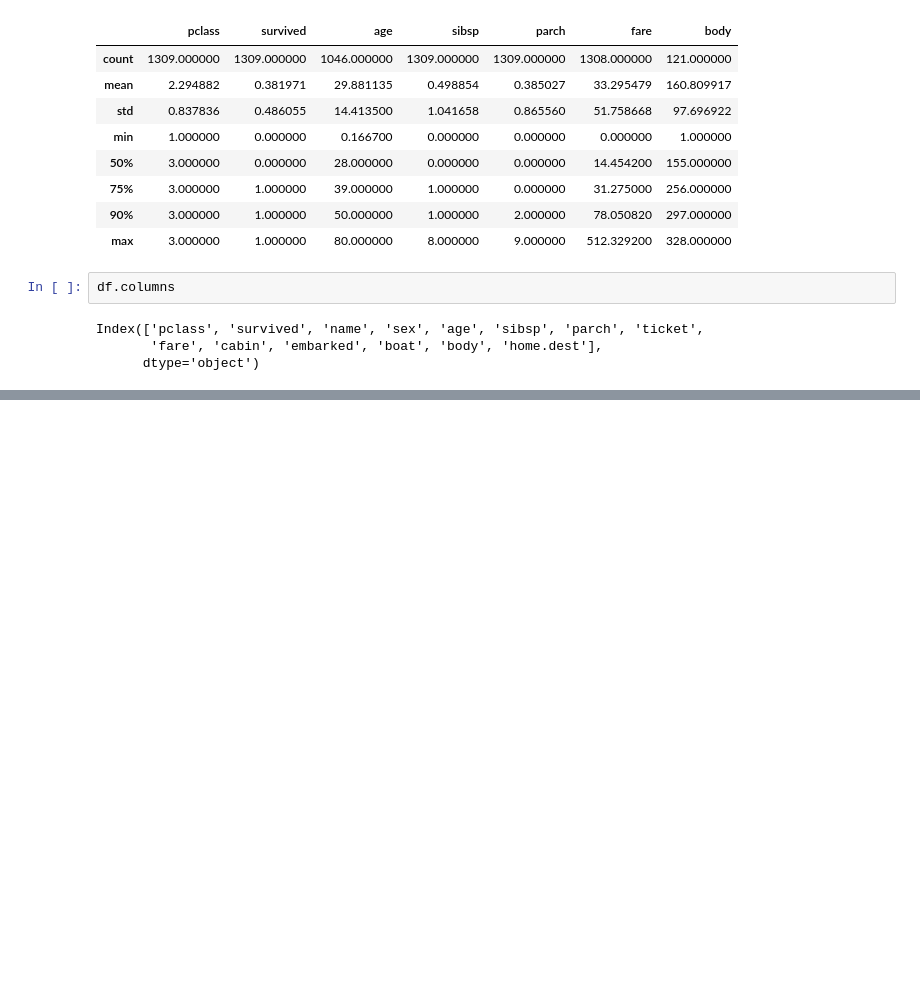
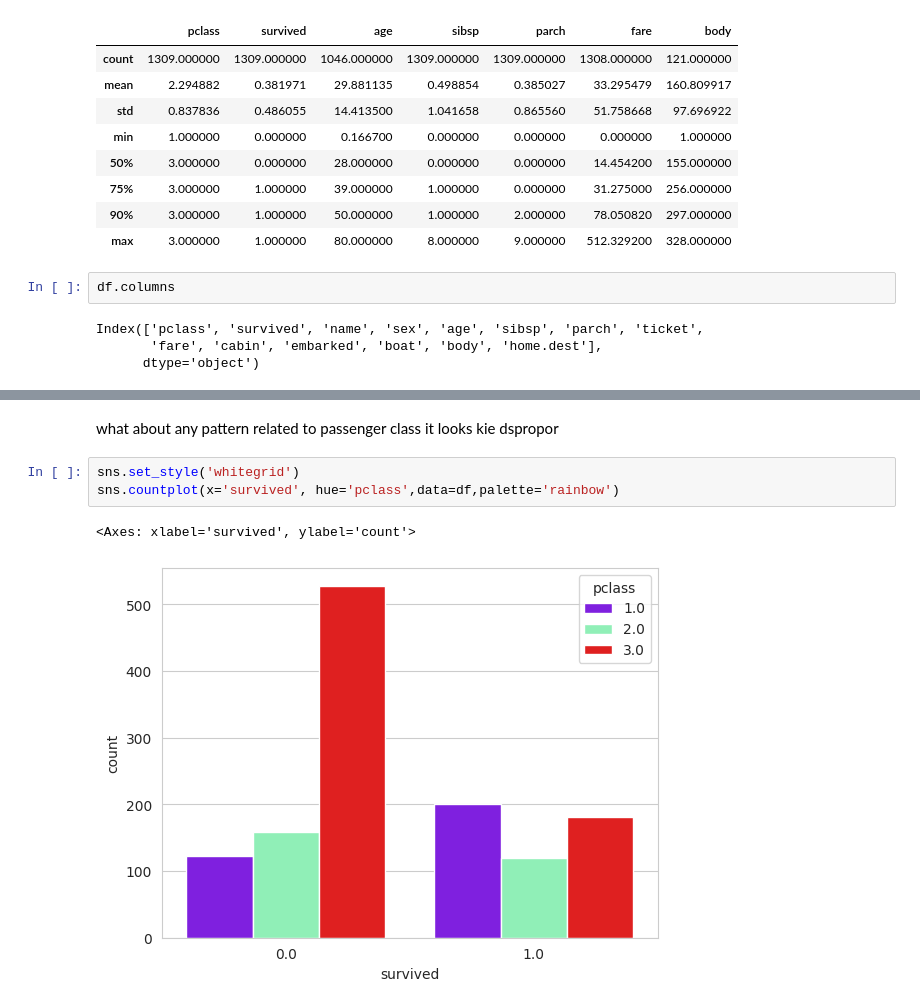
Before and after one commit to 2303a51019/AIML--2025, a Jupyter notebook: Lab_05.ipynb, the cells around one changed output, grey strips where cells are left out. Saved outputs shown, nothing was run; the diff lists cells and outputs as text; blank space fills up the shorter version.

```diff
--- a/Lab_05.ipynb
+++ b/Lab_05.ipynb
@@ -57,0 +84,9 @@ Index(['pclass', 'survived', 'name', 'sex', 'age', 'sibsp', 'parch', 'ticket',
+# %% [markdown]
+what about any pattern related to passenger class
+it looks kie dspropor
+# %%
+sns.set_style('whitegrid')
+sns.countplot(x='survived', hue='pclass',data=df,palette='rainbow')
+# %% [output]
+<Axes: xlabel='survived', ylabel='count'>
+[figure, added]
```
Also changed, not shown: parts of 8 cells of this notebook.
